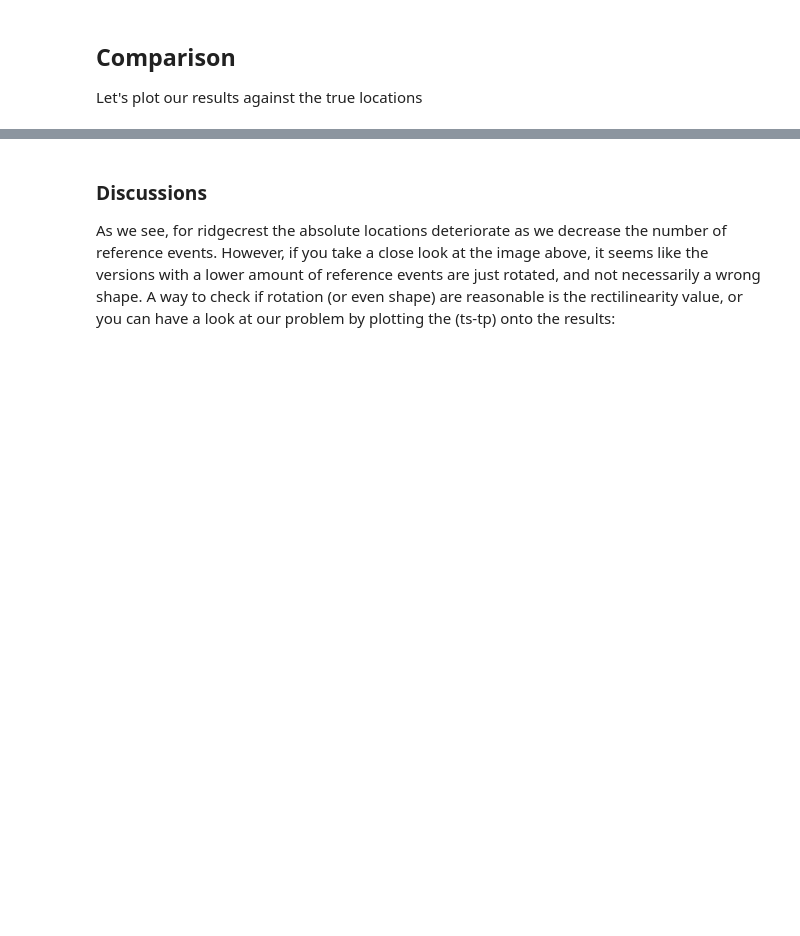
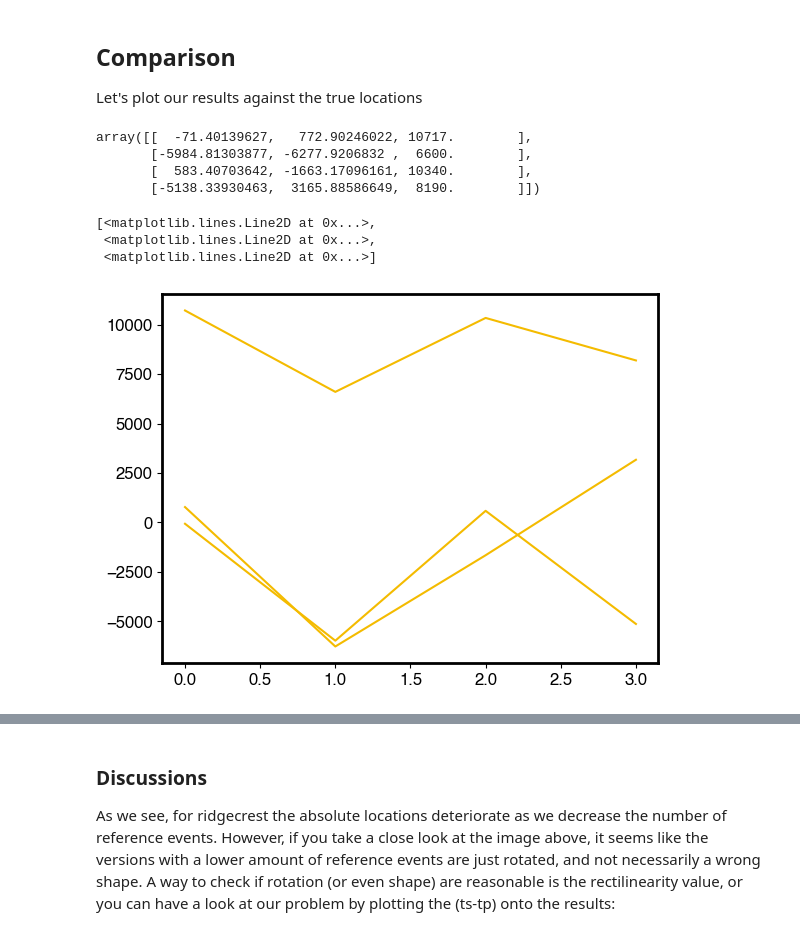
Before and after one commit to ktuin/HADES-R, a Jupyter notebook: notebooks/ridgecrest_example_part1.ipynb, the cells around one changed output, grey strips where cells are left out. Saved outputs shown, nothing was run; the diff lists cells and outputs as text; code cells hidden in the pictures; blank space fills up the shorter version.

```diff
--- a/notebooks/ridgecrest_example_part1.ipynb
+++ b/notebooks/ridgecrest_example_part1.ipynb
@@ -202,4 +208,20 @@ locs_4[:,1] = locs_4[:,1] + origin_UTM[1]
 locs_1 = hloc_1.locations.copy()
 locs_1[:,0] = locs_1[:,0] + origin_UTM[0]
 locs_1[:,1] = locs_1[:,1] + origin_UTM[1]
+# %%
+hobj_1.references
+# %% [output]
+array([[  -71.40139627,   772.90246022, 10717.        ],
+       [-5984.81303877, -6277.9206832 ,  6600.        ],
+       [  583.40703642, -1663.17096161, 10340.        ],
+       [-5138.33930463,  3165.88586649,  8190.        ]])
+# %%
+refcolor='#f4bb00'
+# %%
+plt.plot(hobj_1.references, c=refcolor)
+# %% [output]
+[<matplotlib.lines.Line2D at 0x...>,
+ <matplotlib.lines.Line2D at 0x...>,
+ <matplotlib.lines.Line2D at 0x...>]
+[figure, added]
 # %%
```
Also changed, not shown: parts of 34 cells of this notebook, 22 other files.
